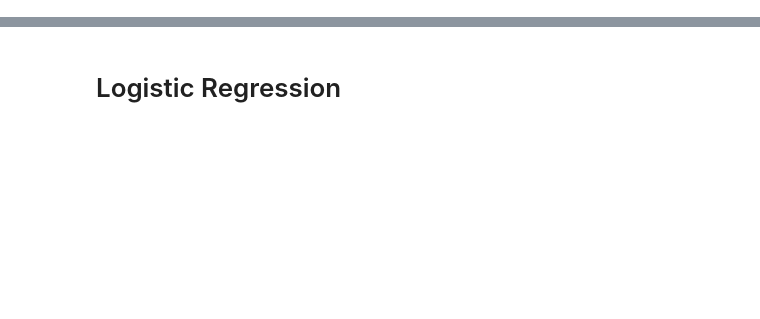
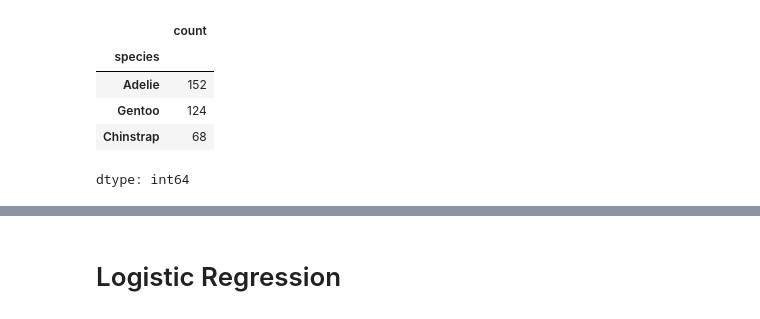
Before and after one commit to WilliamPoe/CSCI-290, a Jupyter notebook: notebooks/logreg_svm.ipynb, the cells around one changed output, grey strips where cells are left out. Saved outputs shown, nothing was run; the diff lists cells and outputs as text; code cells hidden in the pictures; blank space fills up the shorter version.

```diff
--- a/notebooks/logreg_svm.ipynb
+++ b/notebooks/logreg_svm.ipynb
@@ -10,4 +10,13 @@ from sklearn.compose import ColumnTransformer
 from sklearn.metrics import confusion_matrix, accuracy_score, ConfusionMatrixDisplay, precision_score, recall_score, f1_score
 # %%
 df = pd.read_csv("https://github.com/WilliamPoe/CSCI-290/raw/refs/heads/main/Data/penguins.csv")
+# %%
+df['species'].value_counts()
+# %% [output]
+|  | count |
+| species |  |
+| Adelie | 152 |
+| Gentoo | 124 |
+| Chinstrap | 68 |
+dtype: int64
 # %%
```
Also changed, not shown: parts of 21 cells of this notebook.
